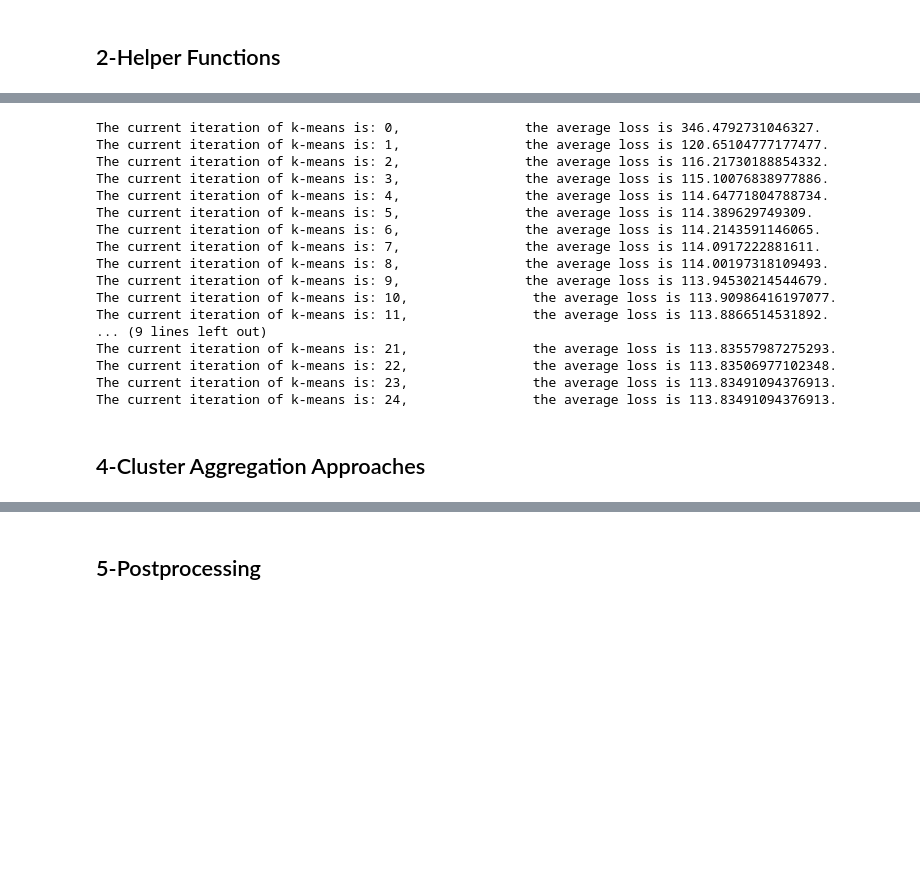
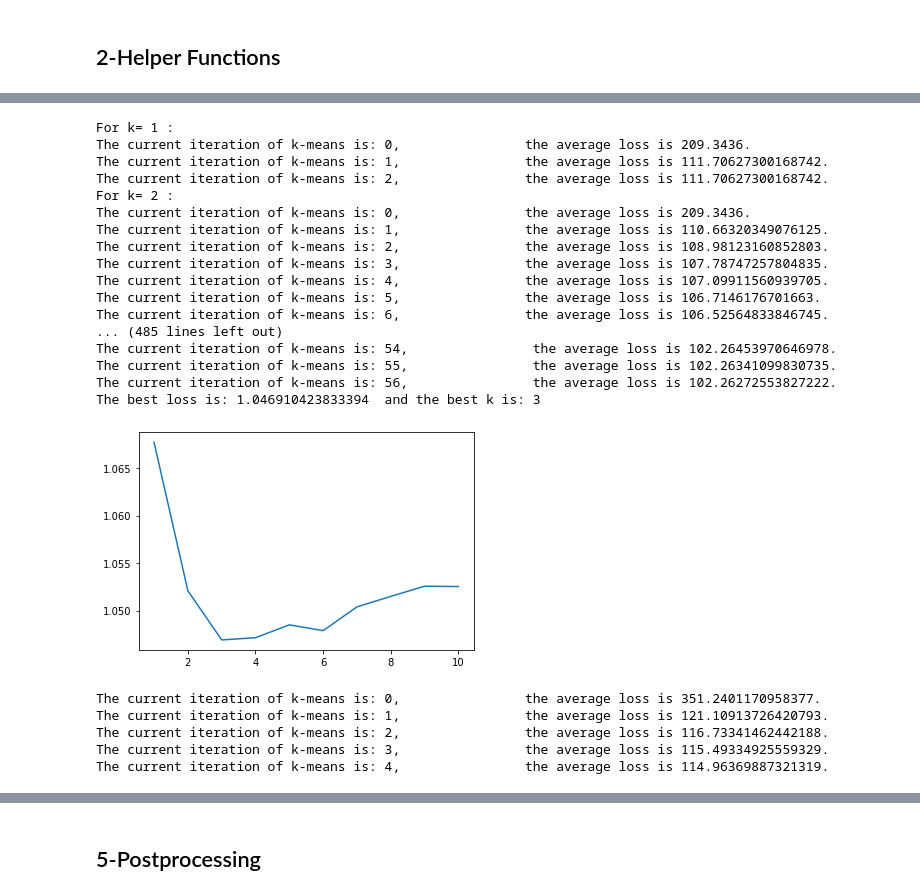
Before and after one commit to Battleman/Space-ML, a Jupyter notebook: Project2/Kmeans/kmeans.ipynb, the cells around one changed output, grey strips where cells are left out. Cells and saved outputs as stored; diff of their text form; code cells hidden in the pictures; blank space fills up the shorter version.

```diff
--- a/Project2/Kmeans/kmeans.ipynb
+++ b/Project2/Kmeans/kmeans.ipynb
@@ -182,28 +261,57 @@ The current iteration of k-means is: 23,                the average loss is 109.
+# %%
+#Defining the aggregation method
+agg=cluster_agg
+#Max number of clusters
+k = 10
+max_iters = 100
+threshold = 1e-12
+#Initializing the array of test losses
+losses=[]
+#Grid-searching the number of clusters by cross-validation
+for i in range(1,k+1):
+    print('For k=',i,':')
+    #Training the model
+    assignments, mu, _=kmeans(train, i, max_iters, threshold)
+    #Computing the test RMSE
+    loss=np.nanmean((test-agg(assignments, mu, i, train.to_numpy()))**2)**(1/2)
+    #Adding the test RMSE to the array of losses
+    losses.append(loss)
+#Plotting 'RMSE vs k'
+plt.plot(range(1,k+1),losses)
+#Getting the best loss and k
+k_opt=np.argmin(losses)+1
+min_loss=np.min(losses)
+print('The best loss is:',min_loss,' and the best k is:',k_opt)
+# %% [output]
+For k= 1 :
+The current iteration of k-means is: 0,                the average loss is 209.3436.
+The current iteration of k-means is: 1,                the average loss is 111.70627300168742.
+The current iteration of k-means is: 2,                the average loss is 111.70627300168742.
+For k= 2 :
+The current iteration of k-means is: 0,                the average loss is 209.3436.
+The current iteration of k-means is: 1,                the average loss is 110.66320349076125.
+The current iteration of k-means is: 2,                the average loss is 108.98123160852803.
+The current iteration of k-means is: 3,                the average loss is 107.78747257804835.
+The current iteration of k-means is: 4,                the average loss is 107.09911560939705.
+The current iteration of k-means is: 5,                the average loss is 106.7146176701663.
+The current iteration of k-means is: 6,                the average loss is 106.52564833846745.
+... (485 lines left out)
+The current iteration of k-means is: 54,                the average loss is 102.26453970646978.
+The current iteration of k-means is: 55,                the average loss is 102.26341099830735.
+The current iteration of k-means is: 56,                the average loss is 102.26272553827222.
+The best loss is: 1.046910423833394  and the best k is: 3
+[figure, added]
 # %%
-#k chosen using the above plots
-k_opt=6
-#Defining the parameters
+#Defining the remaining model parameters
 max_iters = 100
-threshold = 1e-6
-#Computing clusters of similar users
+threshold = 1
+#Building the model on the full dataset
 assignments, mu, _=kmeans(cli_vs_mov, k_opt, max_iters, threshold)
+#Generation the predictions
+classified=cluster_agg(assignments, mu,k_opt,cli_vs_mov)
 # %% [output]
-The current iteration of k-means is: 0,                the average loss is 346.4792731046327.
-The current iteration of k-means is: 1,                the average loss is 120.65104777177477.
-The current iteration of k-means is: 2,                the average loss is 116.21730188854332.
-The current iteration of k-means is: 3,                the average loss is 115.10076838977886.
-The current iteration of k-means is: 4,                the average loss is 114.64771804788734.
-The current iteration of k-means is: 5,                the average loss is 114.389629749309.
-The current iteration of k-means is: 6,                the average loss is 114.2143591146065.
-The current iteration of k-means is: 7,                the average loss is 114.0917222881611.
-The current iteration of k-means is: 8,                the average loss is 114.00197318109493.
-The current iteration of k-means is: 9,                the average loss is 113.94530214544679.
-The current iteration of k-means is: 10,                the average loss is 113.90986416197077.
-The current iteration of k-means is: 11,                the average loss is 113.8866514531892.
-... (9 lines left out)
-The current iteration of k-means is: 21,                the average loss is 113.83557987275293.
-The current iteration of k-means is: 22,                the average loss is 113.83506977102348.
-The current iteration of k-means is: 23,                the average loss is 113.83491094376913.
-The current iteration of k-means is: 24,                the average loss is 113.83491094376913.
+The current iteration of k-means is: 0,                the average loss is 351.2401170958377.
+The current iteration of k-means is: 1,                the average loss is 121.10913726420793.
+The current iteration of k-means is: 2,                the average loss is 116.73341462442188.
+The current iteration of k-means is: 3,                the average loss is 115.49334925559329.
+The current iteration of k-means is: 4,                the average loss is 114.96369887321319.
-# %% [markdown]
-## 4-Cluster Aggregation Approaches
```
Also changed, not shown: parts of 19 cells of this notebook, 5 other files.
